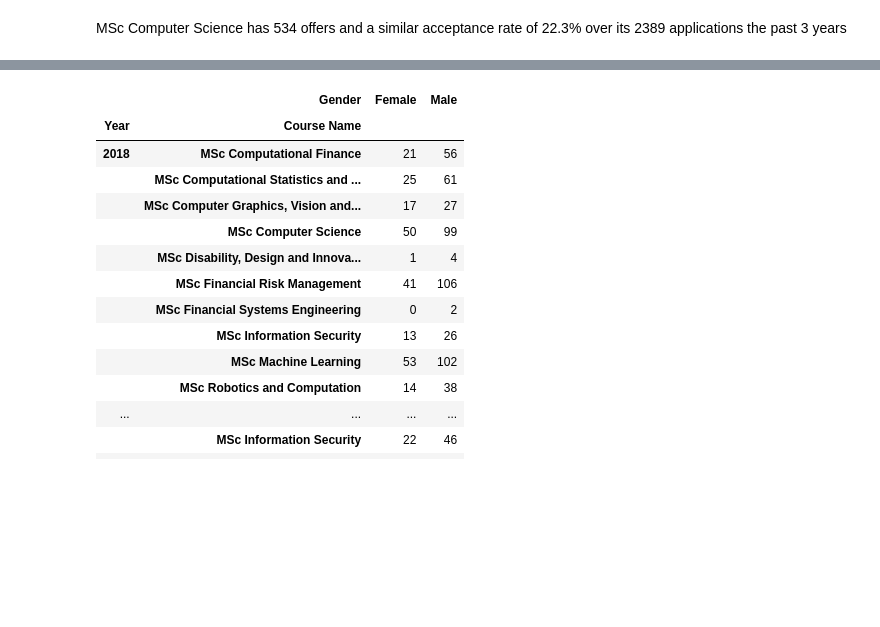
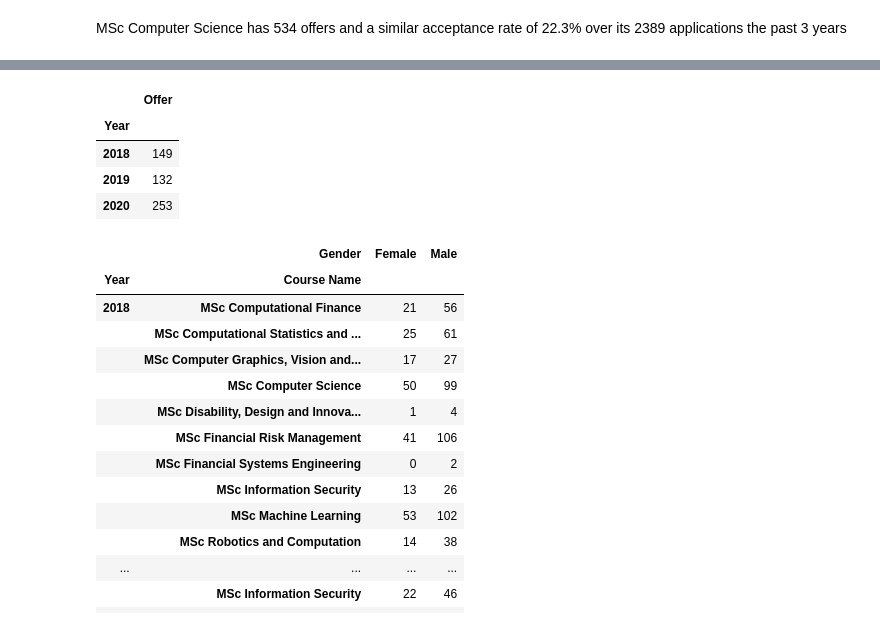
Before and after one commit to sammcilroy/ucl_jupyter_walkthrough, a Jupyter notebook: ucl_jupyter_walkthrough.ipynb, the cells around one changed output, grey strips where cells are left out. Cells and saved outputs as stored; diff of their text form; code cells hidden in the pictures; blank space fills up the shorter version.

```diff
--- a/ucl_jupyter_walkthrough.ipynb
+++ b/ucl_jupyter_walkthrough.ipynb
@@ -305,2 +320,19 @@ MSc Computer Science has 534 offers and a similar acceptance rate of 22.3% over
+# %%
+'''
+Aggreating/Pivoting
+
+Pivot and pivot table functionality in Jupyter to quickly report on data and
+see useful patterns
+
+Let's break down the 534 offers made for MSc Computer Science by Year
+'''
+cs_offers = cs.groupby(['Year']).sum()
+cs_offers
+# %% [output]
+|  | Offer |
+| Year |  |
+| 2018 | 149 |
+| 2019 | 132 |
+| 2020 | 253 |
 # %%
 '''
```
Also changed, not shown: parts of 5 cells of this notebook.
